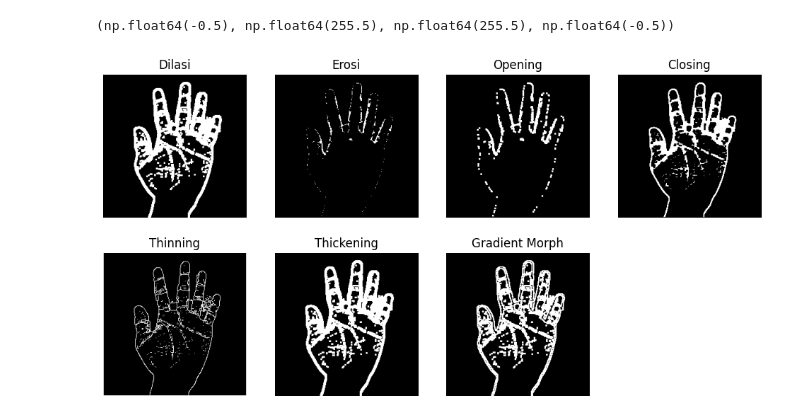
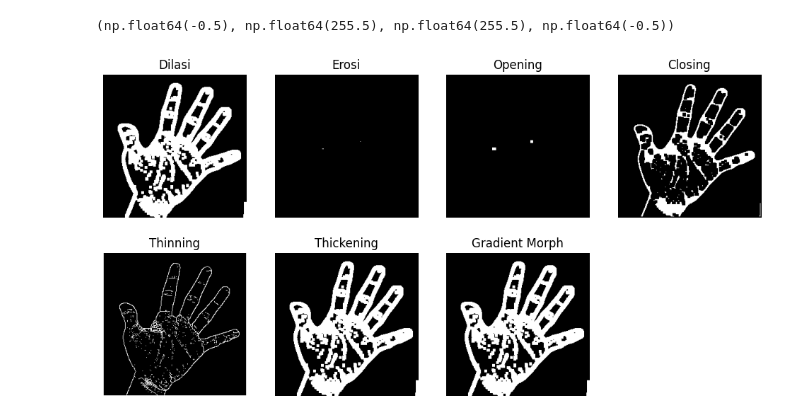
Before and after one commit to praktikum-pcd-2026/ynk-m4-Azizur2335, a Jupyter notebook: modul4.ipynb, the cells around one changed output. Cells and saved outputs as stored; diff of their text form; code cells hidden in the pictures.

```diff
--- a/modul4.ipynb
+++ b/modul4.ipynb
@@ -62,11 +77,11 @@ def resize(image, new_width, new_height):
 # %%
-telapak = cv.imread('assets/telapak.jpeg')
+telapak = cv.imread('assets/telapak.jpg')
 telapakG = cv.cvtColor(telapak, cv.COLOR_BGR2GRAY)
 telapakR = resize(telapakG, 256, 256)
 telapakDT = edge(telapakR, prewittX, prewittY)
-telapakT = threshold(telapakDT, 12, 0, 255)
+telapakT = threshold(telapakDT, 15, 0, 255)
 
-plt.figure(figsize = (13, 8))
+plt.figure(figsize = (12, 8))
 
 plt.subplot(1, 4, 1)
 plt.imshow(telapakG, cmap = 'gray')
@@ -312,39 +349,39 @@ telapakGM2 = gradientMorph(telapakErosi2, telapakDilasi2)
 plt.figure(figsize=(12, 6))
 
 plt.subplot(2, 4, 1)
-plt.imshow(telapakDilasi, cmap = 'gray')
+plt.imshow(telapakDilasi2, cmap = 'gray')
 plt.title('Dilasi')
 plt.axis('off')
 
 plt.subplot(2, 4, 2)
-plt.imshow(telapakErosi, cmap = 'gray')
+plt.imshow(telapakErosi2, cmap = 'gray')
 plt.title('Erosi')
 plt.axis('off')
 
 plt.subplot(2, 4, 3)
-plt.imshow(telapakOpening, cmap = 'gray')
+plt.imshow(telapakOpening2, cmap = 'gray')
 plt.title('Opening')
 plt.axis('off')
 
 plt.subplot(2, 4, 4)
-plt.imshow(telapakClosing, cmap = 'gray')
+plt.imshow(telapakClosing2, cmap = 'gray')
 plt.title('Closing')
 plt.axis('off')
 
 plt.subplot(2, 4, 5)
-plt.imshow(telapakThinning, cmap = 'gray')
+plt.imshow(telapakThinning2, cmap = 'gray')
 plt.title('Thinning')
 plt.axis('off')
 
 plt.subplot(2, 4, 6)
-plt.imshow(telapakThickening, cmap = 'gray')
+plt.imshow(telapakThickening2, cmap = 'gray')
 plt.title('Thickening')
 plt.axis('off')
 
 plt.subplot(2, 4, 7)
-plt.imshow(telapakGM, cmap = 'gray')
+plt.imshow(telapakGM2, cmap = 'gray')
 plt.title('Gradient Morph')
 plt.axis('off')
 # %% [output]
 (np.float64(-0.5), np.float64(255.5), np.float64(255.5), np.float64(-0.5))
-[figure, old version]
+[figure, new version]
```
Also changed, not shown: parts of 26 cells of this notebook, 5 other files.
